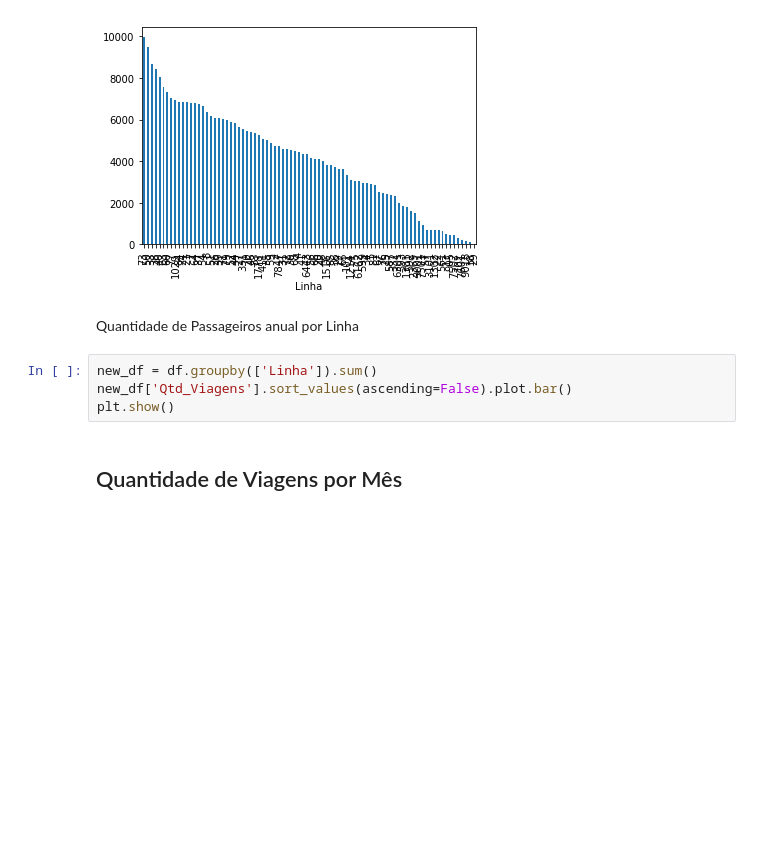
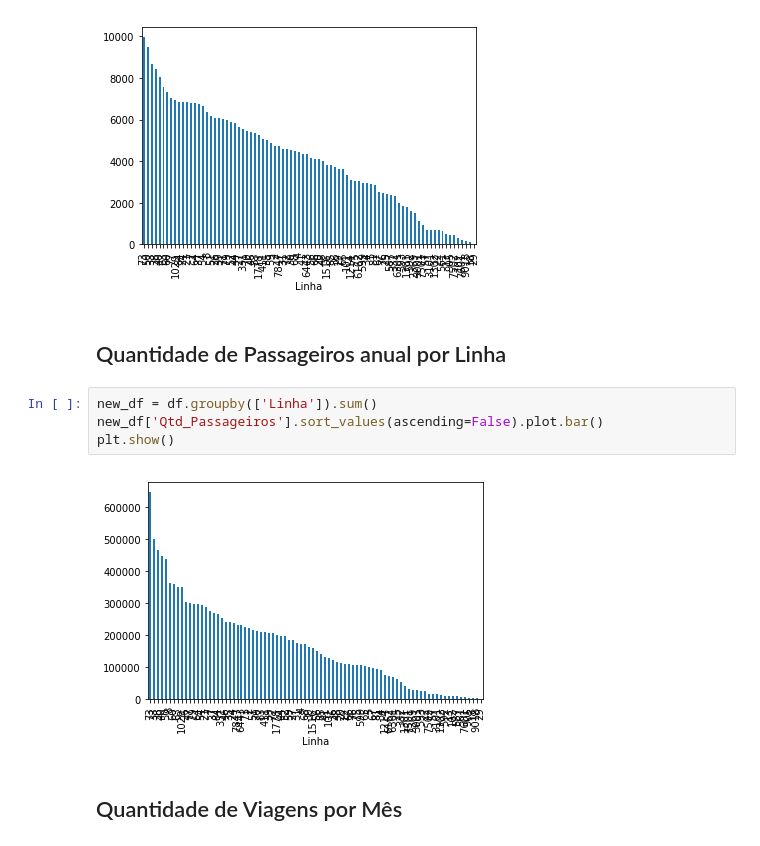
Before and after one commit to georgemaia/dadosabertos-mobilidade-rn-natal, a Jupyter notebook: Bilhetagem_Eletrônica-2019-Analitico.ipynb, the cells around one changed output. Drawn from its saved outputs; the diff is of its cells as text; blank space fills up the shorter version.

```diff
--- a/Bilhetagem_Eletrônica-2019-Analitico.ipynb
+++ b/Bilhetagem_Eletrônica-2019-Analitico.ipynb
@@ -176,11 +176,13 @@ plt.show()
 # %% [output]
 [figure]
 # %% [markdown]
-Quantidade de Passageiros anual por Linha
+## Quantidade de Passageiros anual por Linha
 # %%
 new_df = df.groupby(['Linha']).sum()
-new_df['Qtd_Viagens'].sort_values(ascending=False).plot.bar()
+new_df['Qtd_Passageiros'].sort_values(ascending=False).plot.bar()
 plt.show()
+# %% [output]
+[figure, added]
 # %% [markdown]
 ## Quantidade de Viagens por Mês
 # %%
```
Also changed, not shown: parts of 3 cells of this notebook, 1 other file.
